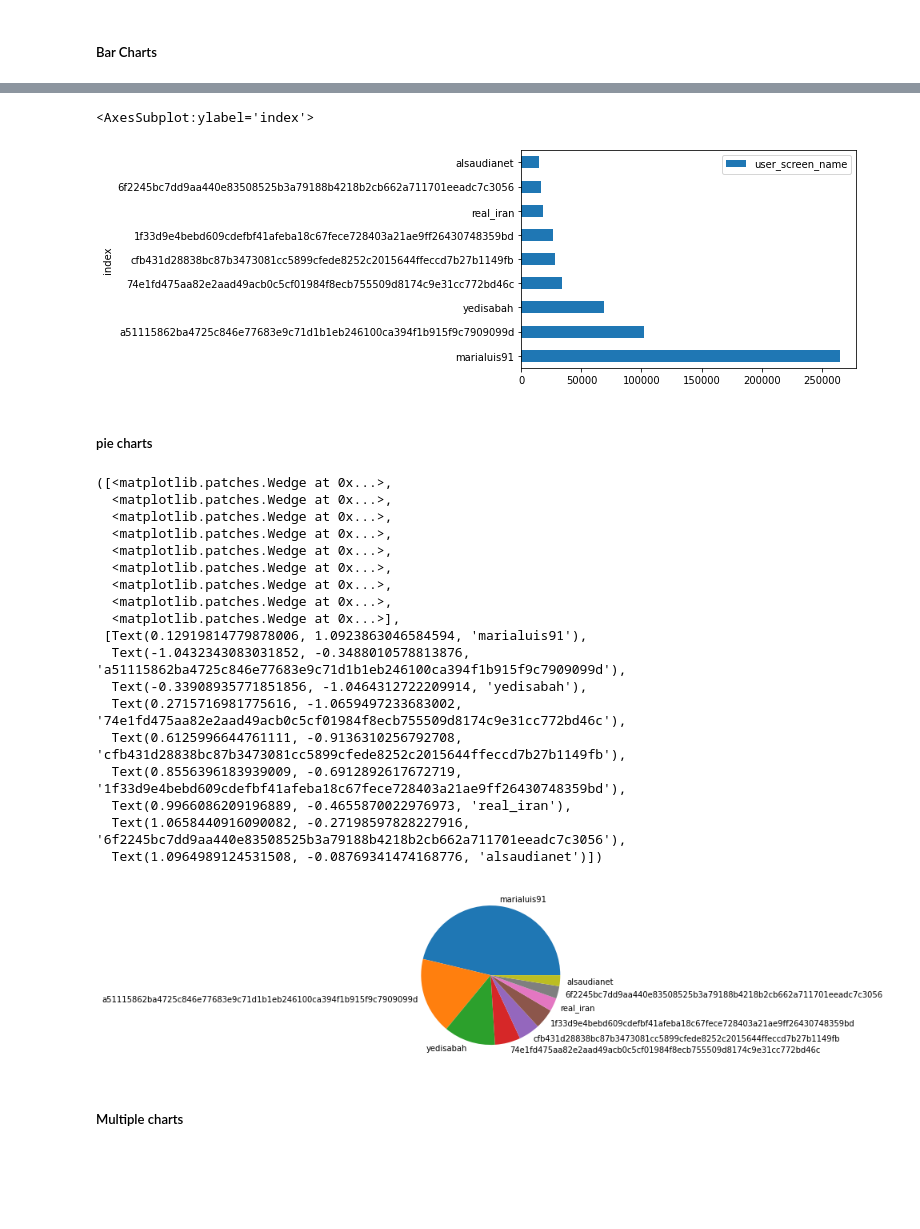
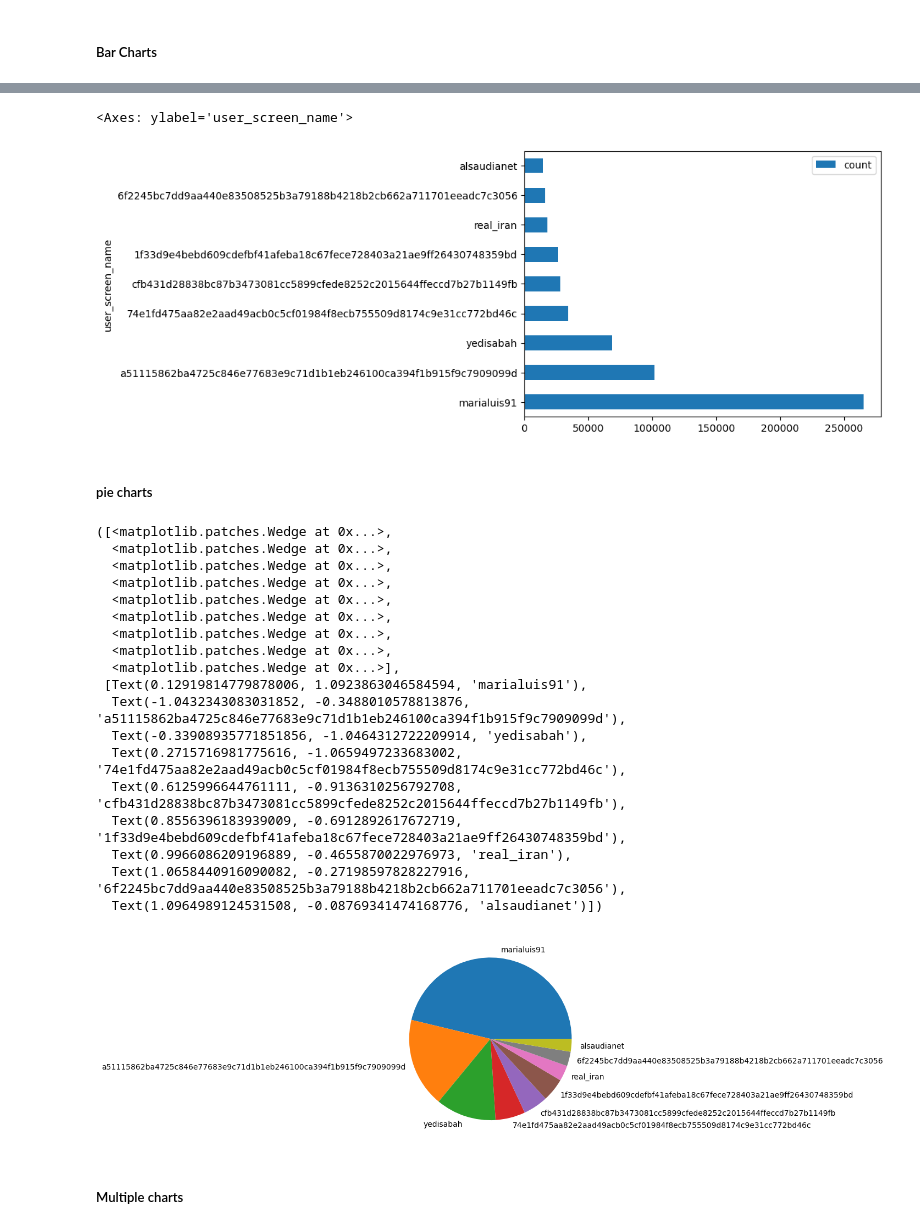
Before and after one commit to lamthuyvo/cuny-advanced-data-journalism, a Jupyter notebook: exercise-files/pandas/time_series_with_pandas/notebooks/01-twitter-time-series-analysis-solution.ipynb, the cells around one changed output, grey strips where cells are left out. Drawn from its saved outputs; the diff is of its cells as text; code cells hidden in the pictures; blank space fills up the shorter version.

```diff
--- a/exercise-files/pandas/time_series_with_pandas/notebooks/01-twitter-time-series-analysis-solution.ipynb
+++ b/exercise-files/pandas/time_series_with_pandas/notebooks/01-twitter-time-series-analysis-solution.ipynb
@@ -263,14 +264,14 @@ ranked_names_top10.head()
 | 3 | 74e1fd475aa82e2aad49acb0c5cf01984... | 34010 |
 | 4 | cfb431d28838bc87b3473081cc5899cfe... | 28320 |
 # %%
-ranked_names_top10.plot(x="index", y="user_screen_name", kind="barh")
+ranked_names_top10.plot(y="count", x="user_screen_name", kind="barh")
 # %% [output]
-<AxesSubplot:ylabel='index'>
+<Axes: ylabel='user_screen_name'>
-[figure, old version]
+[figure, new version]
 # %% [markdown]
 ##### pie charts
 # %%
-plt.pie(ranked_names_top10["user_screen_name"], labels=ranked_names_top10["index"])
+plt.pie(ranked_names_top10["count"], labels=ranked_names_top10["user_screen_name"])
 # %% [output]
 ([<matplotlib.patches.Wedge at 0x...>,
   <matplotlib.patches.Wedge at 0x...>,
@@ -290,7 +291,7 @@ plt.pie(ranked_names_top10["user_screen_name"], labels=ranked_names_top10["index
   Text(0.9966086209196889, -0.4655870022976973, 'real_iran'),
   Text(1.0658440916090082, -0.27198597828227916, '6f2245bc7dd9aa440e83508525b3a79188b4218b2cb662a711701eeadc7c3056'),
   Text(1.0964989124531508, -0.08769341474168776, 'alsaudianet')])
-[figure, old version]
+[figure, new version]
 # %% [markdown]
 ##### Multiple charts
 # %%
```
Also changed, not shown: parts of 11 cells of this notebook, 1 other file.
